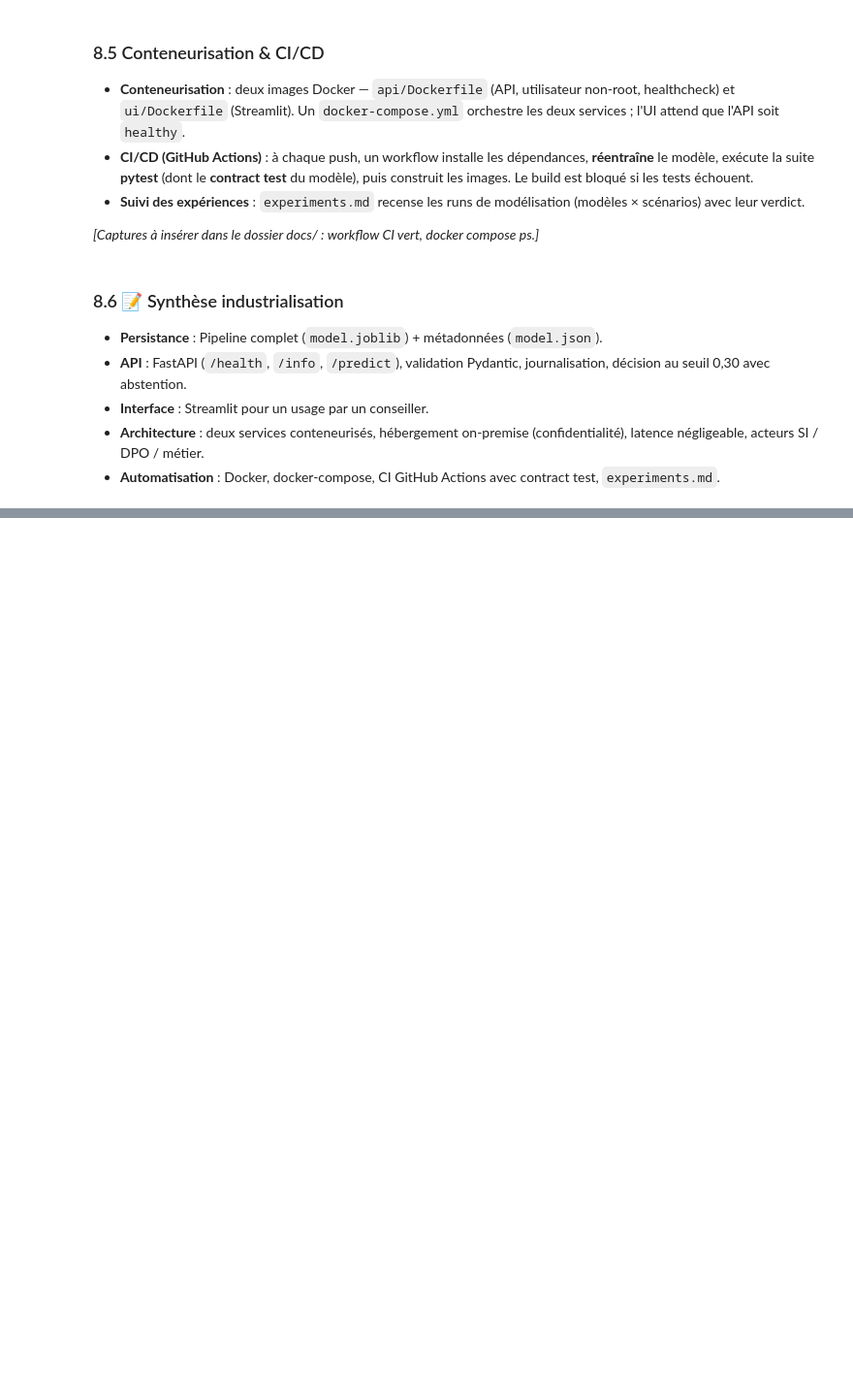
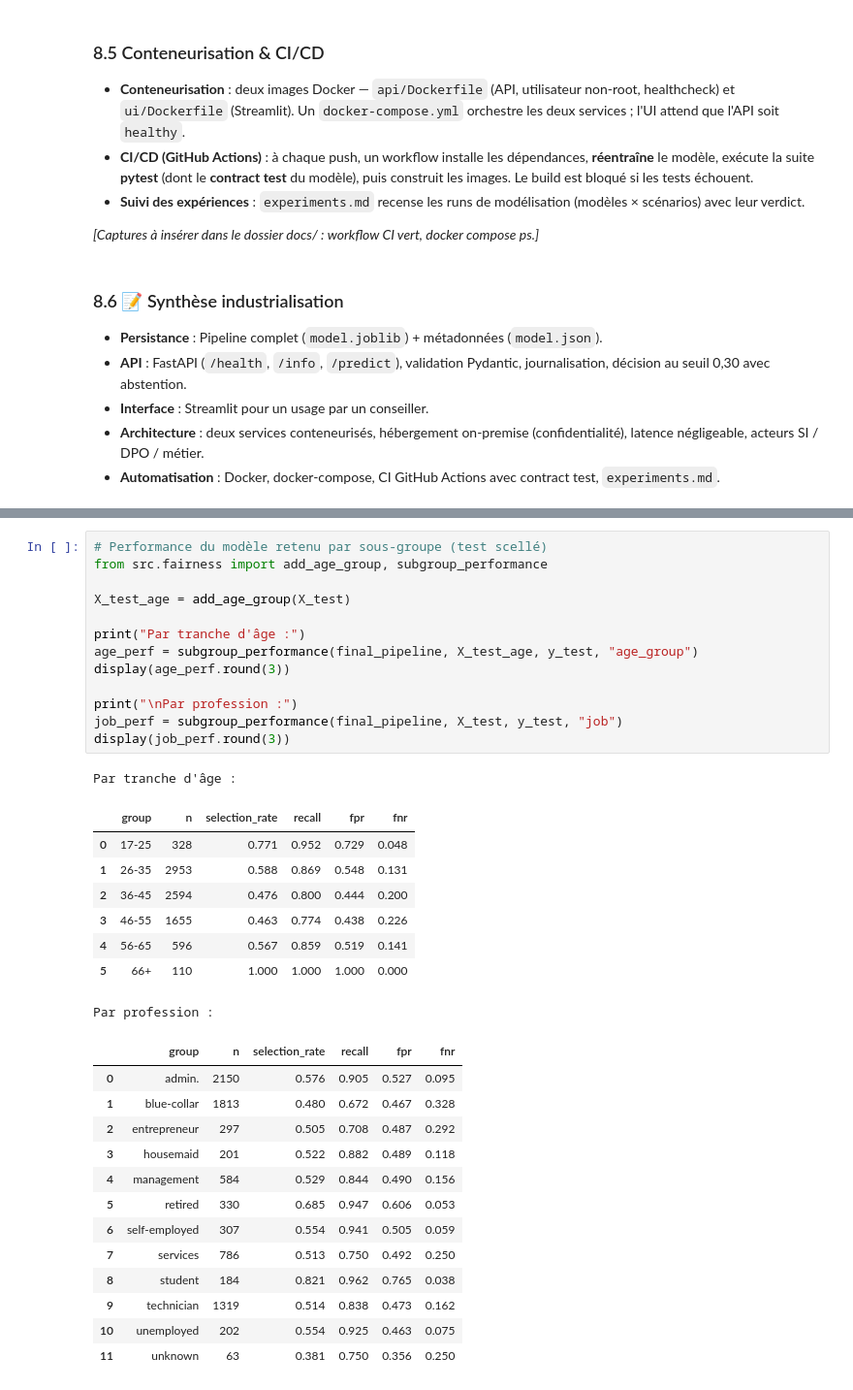
Before and after one commit to jeremy-formation-ia/cas-d-usage-jeremy-calvo, a Jupyter notebook: notebooks/cas-usage-marketing-bancaire.ipynb, the cells around one changed output, grey strips where cells are left out. Shown at 97% size. Cells and saved outputs as stored; diff of their text form; blank space fills up the shorter version.

```diff
--- a/notebooks/cas-usage-marketing-bancaire.ipynb
+++ b/notebooks/cas-usage-marketing-bancaire.ipynb
@@ -1118,0 +1151,36 @@ flowchart LR
+# %%
+# Performance du modèle retenu par sous-groupe (test scellé)
+from src.fairness import add_age_group, subgroup_performance
+
+X_test_age = add_age_group(X_test)
+
+print("Par tranche d'âge :")
+age_perf = subgroup_performance(final_pipeline, X_test_age, y_test, "age_group")
+display(age_perf.round(3))
+
+print("\nPar profession :")
+job_perf = subgroup_performance(final_pipeline, X_test, y_test, "job")
+display(job_perf.round(3))
+# %% [output]
+Par tranche d'âge :
+|  | group | n | selection_rate | recall | fpr | fnr |
+| 0 | 17-25 | 328 | 0.771 | 0.952 | 0.729 | 0.048 |
+| 1 | 26-35 | 2953 | 0.588 | 0.869 | 0.548 | 0.131 |
+| 2 | 36-45 | 2594 | 0.476 | 0.800 | 0.444 | 0.200 |
+| 3 | 46-55 | 1655 | 0.463 | 0.774 | 0.438 | 0.226 |
+| 4 | 56-65 | 596 | 0.567 | 0.859 | 0.519 | 0.141 |
+| 5 | 66+ | 110 | 1.000 | 1.000 | 1.000 | 0.000 |
+Par profession :
+|  | group | n | selection_rate | recall | fpr | fnr |
+| 0 | admin. | 2150 | 0.576 | 0.905 | 0.527 | 0.095 |
+| 1 | blue-collar | 1813 | 0.480 | 0.672 | 0.467 | 0.328 |
+| 2 | entrepreneur | 297 | 0.505 | 0.708 | 0.487 | 0.292 |
+| 3 | housemaid | 201 | 0.522 | 0.882 | 0.489 | 0.118 |
+| 4 | management | 584 | 0.529 | 0.844 | 0.490 | 0.156 |
+| 5 | retired | 330 | 0.685 | 0.947 | 0.606 | 0.053 |
+| 6 | self-employed | 307 | 0.554 | 0.941 | 0.505 | 0.059 |
+| 7 | services | 786 | 0.513 | 0.750 | 0.492 | 0.250 |
+| 8 | student | 184 | 0.821 | 0.962 | 0.765 | 0.038 |
+| 9 | technician | 1319 | 0.514 | 0.838 | 0.473 | 0.162 |
+| 10 | unemployed | 202 | 0.554 | 0.925 | 0.463 | 0.075 |
+| 11 | unknown | 63 | 0.381 | 0.750 | 0.356 | 0.250 |
```
Also changed, not shown: parts of 15 cells of this notebook, 18 other files.
